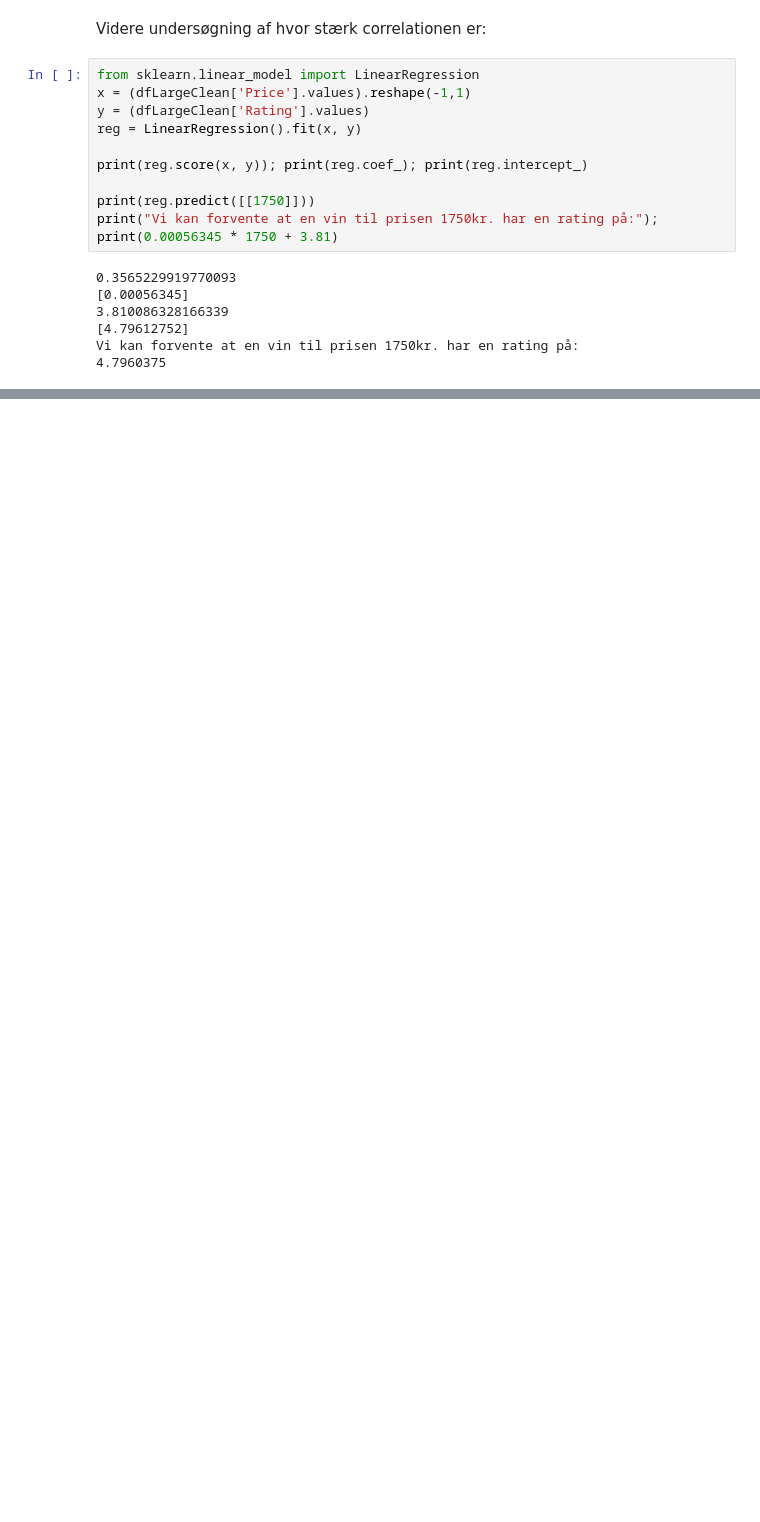
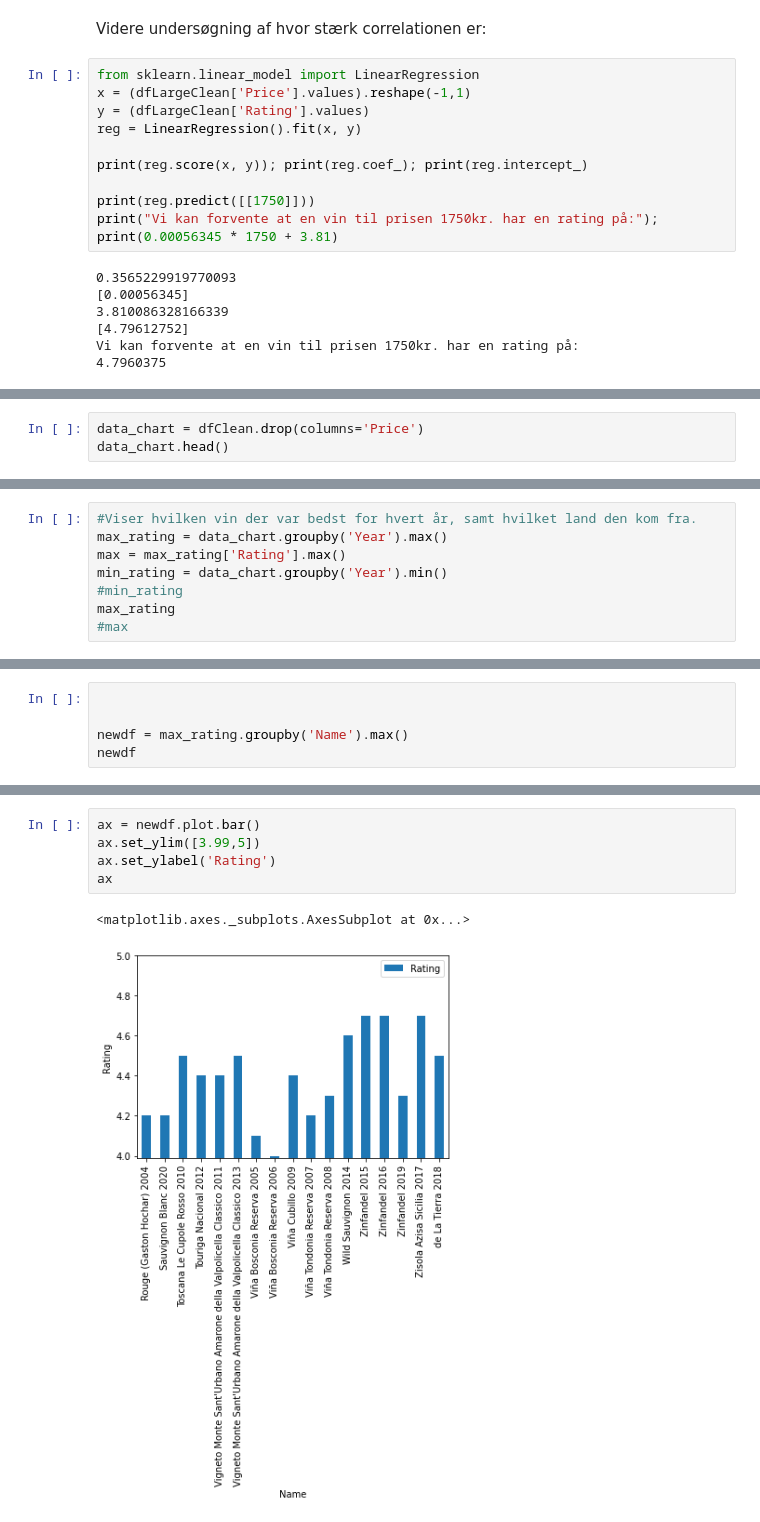
Before and after one commit to MathiasNoeClausen/pythonEksamen, a Jupyter notebook: Python_eksamen.ipynb, the cells around one changed output, grey strips where cells are left out. Saved outputs shown, nothing was run; the diff lists cells and outputs as text; blank space fills up the shorter version.

Commit message:
bedste vin pr år

```diff
--- a/Python_eksamen.ipynb
+++ b/Python_eksamen.ipynb
@@ -210,0 +222,3 @@ r2_score(dfTrain['Actual'], dfTrain['Predicted'])
+# %%
+data_chart = dfClean.drop(columns='Price')
+data_chart.head()
@@ -210,0 +232,8 @@ r2_score(dfTrain['Actual'], dfTrain['Predicted'])
+# %%
+#Viser hvilken vin der var bedst for hvert år, samt hvilket land den kom fra.
+max_rating = data_chart.groupby('Year').max()
+max = max_rating['Rating'].max()
+min_rating = data_chart.groupby('Year').min()
+#min_rating
+max_rating
+#max
@@ -210,0 +260,5 @@ r2_score(dfTrain['Actual'], dfTrain['Predicted'])
+# %%
+
+
+newdf = max_rating.groupby('Name').max()
+newdf
@@ -210,0 +285,8 @@ r2_score(dfTrain['Actual'], dfTrain['Predicted'])
+# %%
+ax = newdf.plot.bar()
+ax.set_ylim([3.99,5])
+ax.set_ylabel('Rating')
+ax
+# %% [output]
+<matplotlib.axes._subplots.AxesSubplot at 0x...>
+[figure, added]
```
Also changed, not shown: parts of 10 cells of this notebook, 1 other file.
